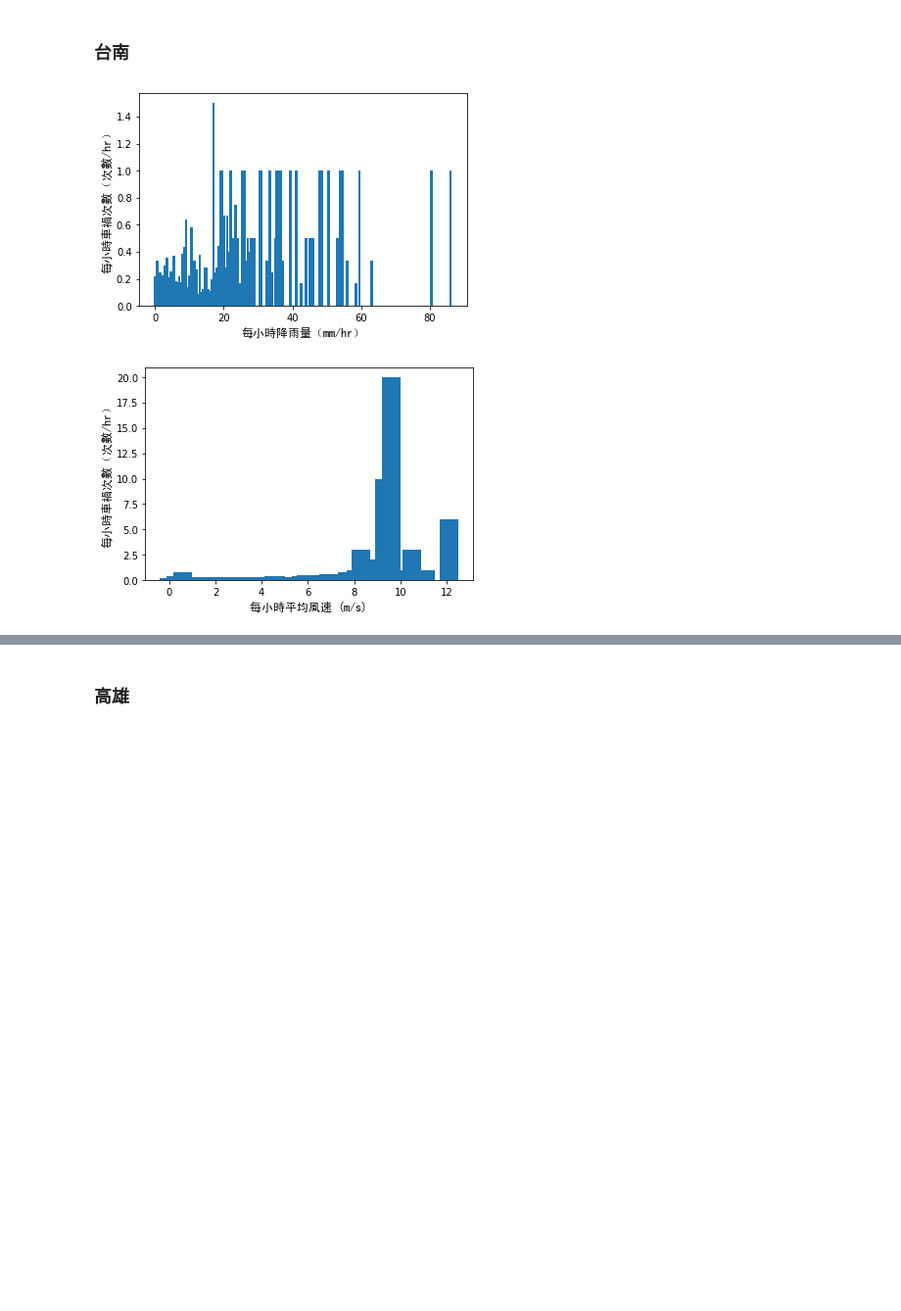
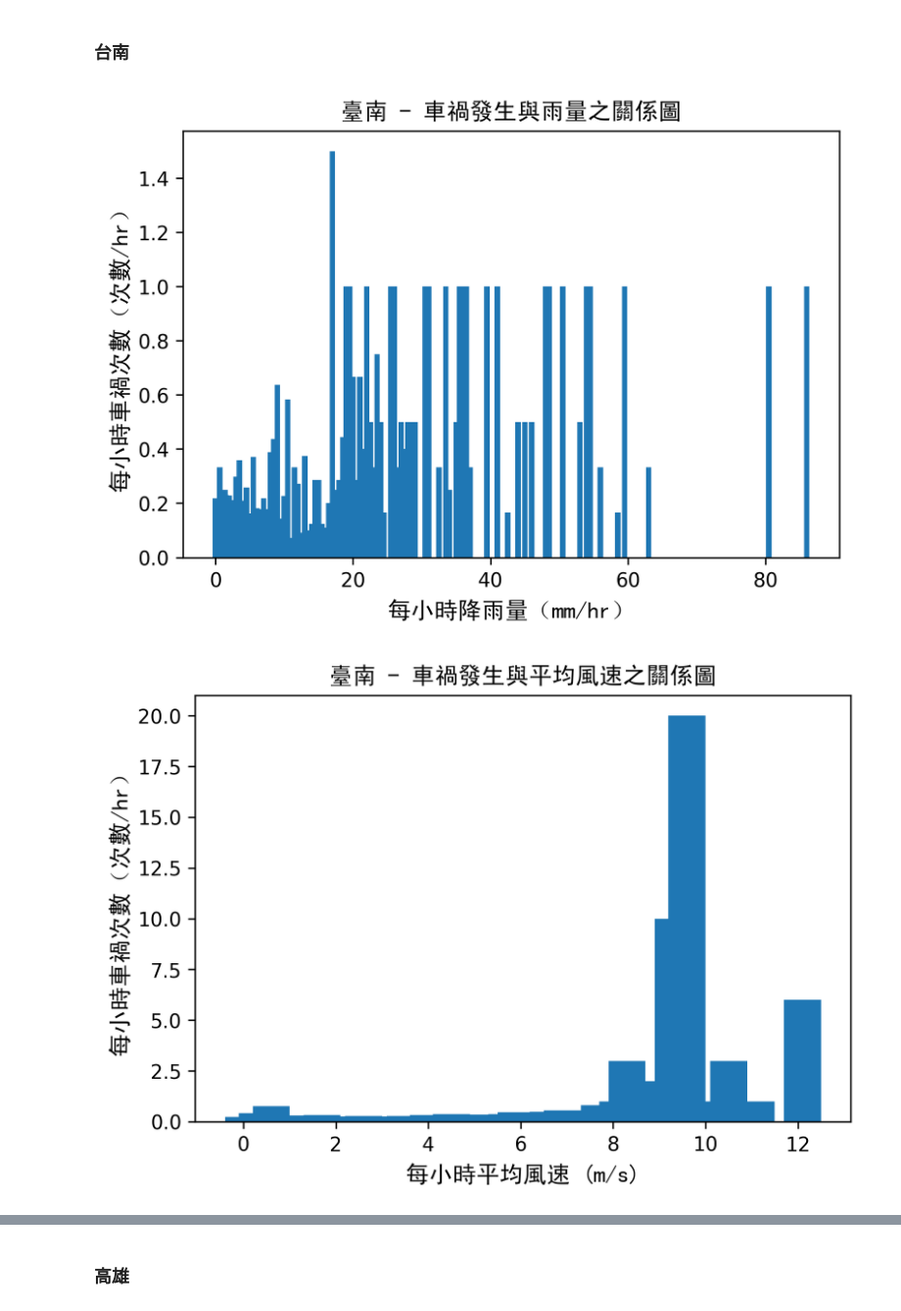
Before and after one commit to lamuyang/DigiTalant_DataScience, a Jupyter notebook: plt.ipynb, the cells around one changed output, grey strips where cells are left out. Shown at 98% size. Cells and saved outputs as stored; diff of their text form; code cells hidden in the pictures; blank space fills up the shorter version.

```diff
--- a/plt.ipynb
+++ b/plt.ipynb
@@ -107,7 +107,7 @@ def draw(weather_data):
 # %% [markdown]
 ### 台北
 # %%
-def new_draw(weather_data,count_data,x_name,y_name):
+def new_draw(weather_data,count_data,x_name,y_name,title):
     new = []
     clear_data = defaultdict()
     temp = []
@@ -134,9 +134,11 @@ def new_draw(weather_data,count_data,x_name,y_name):
     # plt.rcParams['font.'] = ['SimHei'] # 步驟一（替換sans-serif字型）
     # plt.rcParams['axes.unicode_minus'] = False  # 步驟二（解決座標軸負數的負號顯示問題）
     font = FontProperties(fname=r"/Users/yangsicheng/Library/Fonts/SimHei.ttf", size=12)
+    fig = plt.figure(dpi=300)
     plt.bar(x,new)
     plt.xlabel(x_name, fontproperties=font) # x軸的名稱
     plt.ylabel(y_name, fontproperties=font) # y軸的名稱
+    plt.title(title, FontProperties=font)
     plt.show()
     # draw(all_rain)
     # draw(all_WS)
@@ -176,9 +178,9 @@ new_draw(all_WSGust, count_WSGust_dic,"每小時最大陣風 (m/s)","每小時
 ### 台南
 # %%
 all_rain, all_WS, all_WSGust, count_rain_dic, count_WS_dic, count_WSGust_dic = get_weather_data(Tainan)
-new_draw(all_rain,count_rain_dic,"每小時降雨量（mm/hr）","每小時車禍次數（次數/hr）")
-new_draw(all_WS, count_WS_dic,"每小時平均風速 (m/s)","每小時車禍次數（次數/hr）"),
-new_draw(all_WSGust, count_WSGust_dic,"每小時最大陣風 (m/s)","每小時車禍次數（次數/hr）")
+new_draw(all_rain,count_rain_dic,"每小時降雨量（mm/hr）","每小時車禍次數（次數/hr）","臺南 - 車禍發生與雨量之關係圖")
+new_draw(all_WS, count_WS_dic,"每小時平均風速 (m/s)","每小時車禍次數（次數/hr）","臺南 - 車禍發生與平均風速之關係圖"),
+new_draw(all_WSGust, count_WSGust_dic,"每小時最大陣風 (m/s)","每小時車禍次數（次數/hr）","臺南 - 車禍發生與最大陣風之關係圖")
 # %% [output]
-[figure, old version]
+[figure, new version]
-[figure, old version]
+[figure, new version]
```
Also changed, not shown: parts of 6 cells of this notebook.
